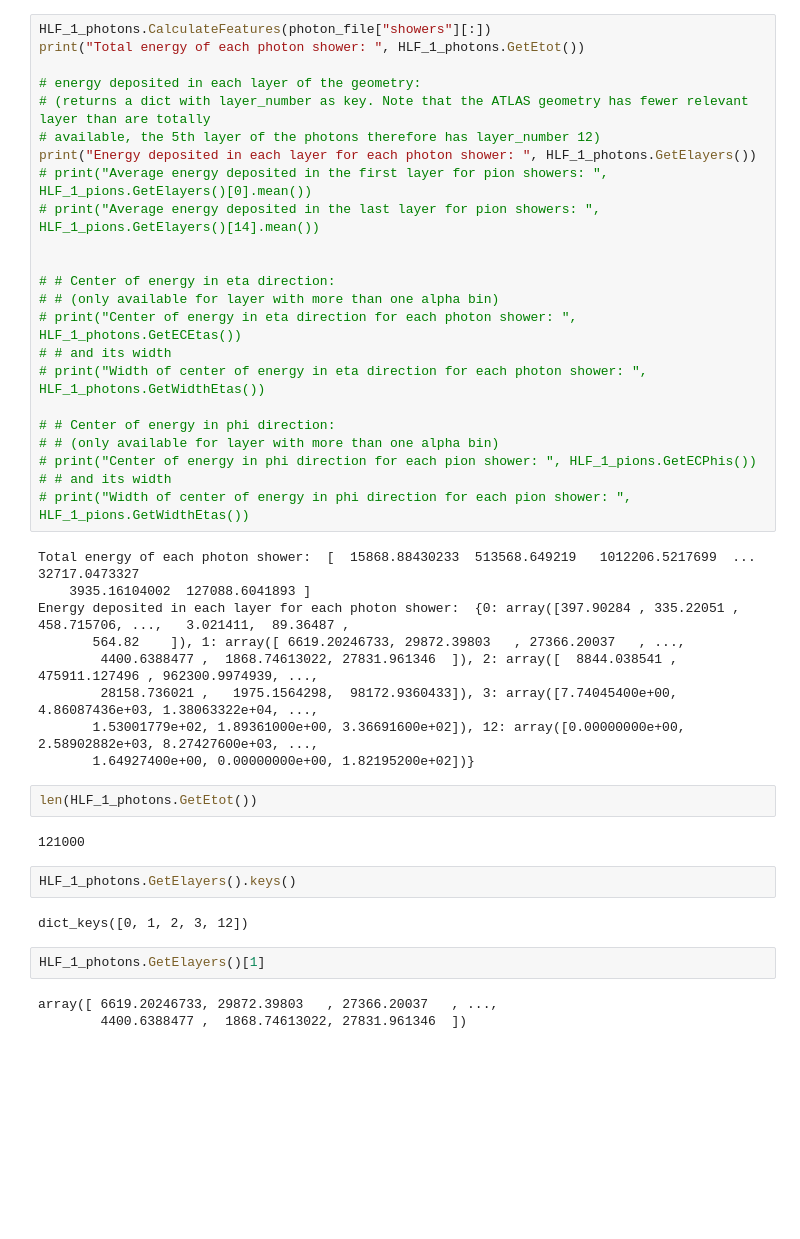
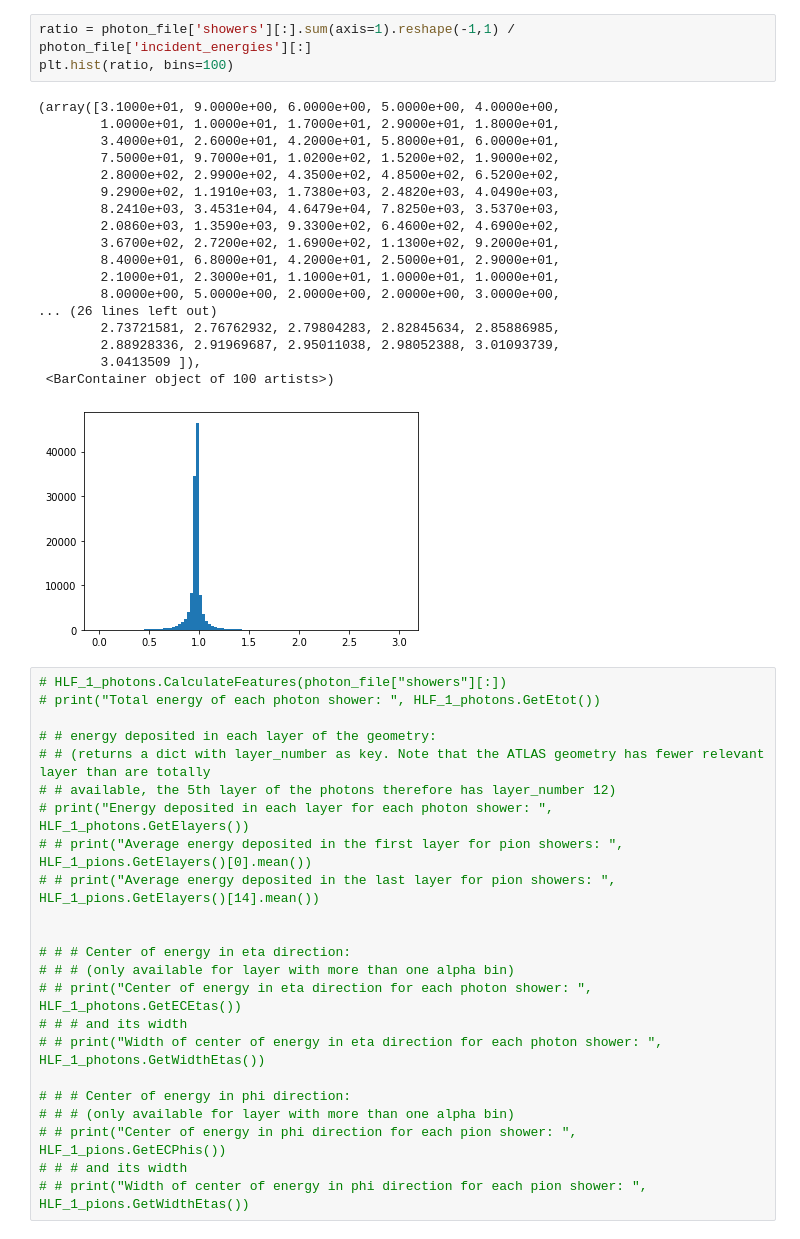
Before and after one commit to chnzhangrui/funcXtraining, a Jupyter notebook: training/train.ipynb, the cells around one changed output. Saved outputs shown, nothing was run; the diff lists cells and outputs as text; blank space fills up the shorter version.

```diff
--- a/training/train.ipynb
+++ b/training/train.ipynb
@@ -32,45 +70,45 @@ dataset 'showers' has 121000 events, each with dimension of 368
+# %%
+ratio = photon_file['showers'][:].sum(axis=1).reshape(-1,1) / photon_file['incident_energies'][:]
+plt.hist(ratio, bins=100)
+# %% [output]
+(array([3.1000e+01, 9.0000e+00, 6.0000e+00, 5.0000e+00, 4.0000e+00,
+        1.0000e+01, 1.0000e+01, 1.7000e+01, 2.9000e+01, 1.8000e+01,
+        3.4000e+01, 2.6000e+01, 4.2000e+01, 5.8000e+01, 6.0000e+01,
+        7.5000e+01, 9.7000e+01, 1.0200e+02, 1.5200e+02, 1.9000e+02,
+        2.8000e+02, 2.9900e+02, 4.3500e+02, 4.8500e+02, 6.5200e+02,
+        9.2900e+02, 1.1910e+03, 1.7380e+03, 2.4820e+03, 4.0490e+03,
+        8.2410e+03, 3.4531e+04, 4.6479e+04, 7.8250e+03, 3.5370e+03,
+        2.0860e+03, 1.3590e+03, 9.3300e+02, 6.4600e+02, 4.6900e+02,
+        3.6700e+02, 2.7200e+02, 1.6900e+02, 1.1300e+02, 9.2000e+01,
+        8.4000e+01, 6.8000e+01, 4.2000e+01, 2.5000e+01, 2.9000e+01,
+        2.1000e+01, 2.3000e+01, 1.1000e+01, 1.0000e+01, 1.0000e+01,
+        8.0000e+00, 5.0000e+00, 2.0000e+00, 2.0000e+00, 3.0000e+00,
+... (26 lines left out)
+        2.73721581, 2.76762932, 2.79804283, 2.82845634, 2.85886985,
+        2.88928336, 2.91969687, 2.95011038, 2.98052388, 3.01093739,
+        3.0413509 ]),
+ <BarContainer object of 100 artists>)
+[figure, added]
 # %%
-HLF_1_photons.CalculateFeatures(photon_file["showers"][:])
-print("Total energy of each photon shower: ", HLF_1_photons.GetEtot())
+# HLF_1_photons.CalculateFeatures(photon_file["showers"][:])
+# print("Total energy of each photon shower: ", HLF_1_photons.GetEtot())
 
-# energy deposited in each layer of the geometry:
-# (returns a dict with layer_number as key. Note that the ATLAS geometry has fewer relevant layer than are totally
-# available, the 5th layer of the photons therefore has layer_number 12)
-print("Energy deposited in each layer for each photon shower: ", HLF_1_photons.GetElayers())
-# print("Average energy deposited in the first layer for pion showers: ", HLF_1_pions.GetElayers()[0].mean())
-# print("Average energy deposited in the last layer for pion showers: ", HLF_1_pions.GetElayers()[14].mean())
+# # energy deposited in each layer of the geometry:
+# # (returns a dict with layer_number as key. Note that the ATLAS geometry has fewer relevant layer than are totally
+# # available, the 5th layer of the photons therefore has layer_number 12)
+# print("Energy deposited in each layer for each photon shower: ", HLF_1_photons.GetElayers())
+# # print("Average energy deposited in the first layer for pion showers: ", HLF_1_pions.GetElayers()[0].mean())
+# # print("Average energy deposited in the last layer for pion showers: ", HLF_1_pions.GetElayers()[14].mean())
 
 
-# # Center of energy in eta direction:
-# # (only available for layer with more than one alpha bin)
-# print("Center of energy in eta direction for each photon shower: ", HLF_1_photons.GetECEtas())
-# # and its width
-# print("Width of center of energy in eta direction for each photon shower: ", HLF_1_photons.GetWidthEtas())
+# # # Center of energy in eta direction:
+# # # (only available for layer with more than one alpha bin)
+# # print("Center of energy in eta direction for each photon shower: ", HLF_1_photons.GetECEtas())
+# # # and its width
+# # print("Width of center of energy in eta direction for each photon shower: ", HLF_1_photons.GetWidthEtas())
 
-# # Center of energy in phi direction:
-# # (only available for layer with more than one alpha bin)
-# print("Center of energy in phi direction for each pion shower: ", HLF_1_pions.GetECPhis())
-# # and its width
-# print("Width of center of energy in phi direction for each pion shower: ", HLF_1_pions.GetWidthEtas())
+# # # Center of energy in phi direction:
+# # # (only available for layer with more than one alpha bin)
+# # print("Center of energy in phi direction for each pion shower: ", HLF_1_pions.GetECPhis())
+# # # and its width
+# # print("Width of center of energy in phi direction for each pion shower: ", HLF_1_pions.GetWidthEtas())
-# %% [output]
-Total energy of each photon shower:  [  15868.88430233  513568.649219   1012206.5217699  ...   32717.0473327
-    3935.16104002  127088.6041893 ]
-Energy deposited in each layer for each photon shower:  {0: array([397.90284 , 335.22051 , 458.715706, ...,   3.021411,  89.36487 ,
-       564.82    ]), 1: array([ 6619.20246733, 29872.39803   , 27366.20037   , ...,
-        4400.6388477 ,  1868.74613022, 27831.961346  ]), 2: array([  8844.038541 , 475911.127496 , 962300.9974939, ...,
-        28158.736021 ,   1975.1564298,  98172.9360433]), 3: array([7.74045400e+00, 4.86087436e+03, 1.38063322e+04, ...,
-       1.53001779e+02, 1.89361000e+00, 3.36691600e+02]), 12: array([0.00000000e+00, 2.58902882e+03, 8.27427600e+03, ...,
-       1.64927400e+00, 0.00000000e+00, 1.82195200e+02])}
-# %%
-len(HLF_1_photons.GetEtot())
-# %% [output]
-121000
-# %%
-HLF_1_photons.GetElayers().keys()
-# %% [output]
-dict_keys([0, 1, 2, 3, 12])
-# %%
-HLF_1_photons.GetElayers()[1]
-# %% [output]
-array([ 6619.20246733, 29872.39803   , 27366.20037   , ...,
-        4400.6388477 ,  1868.74613022, 27831.961346  ])
```
Also changed, not shown: parts of 12 cells of this notebook, 4 other files.
